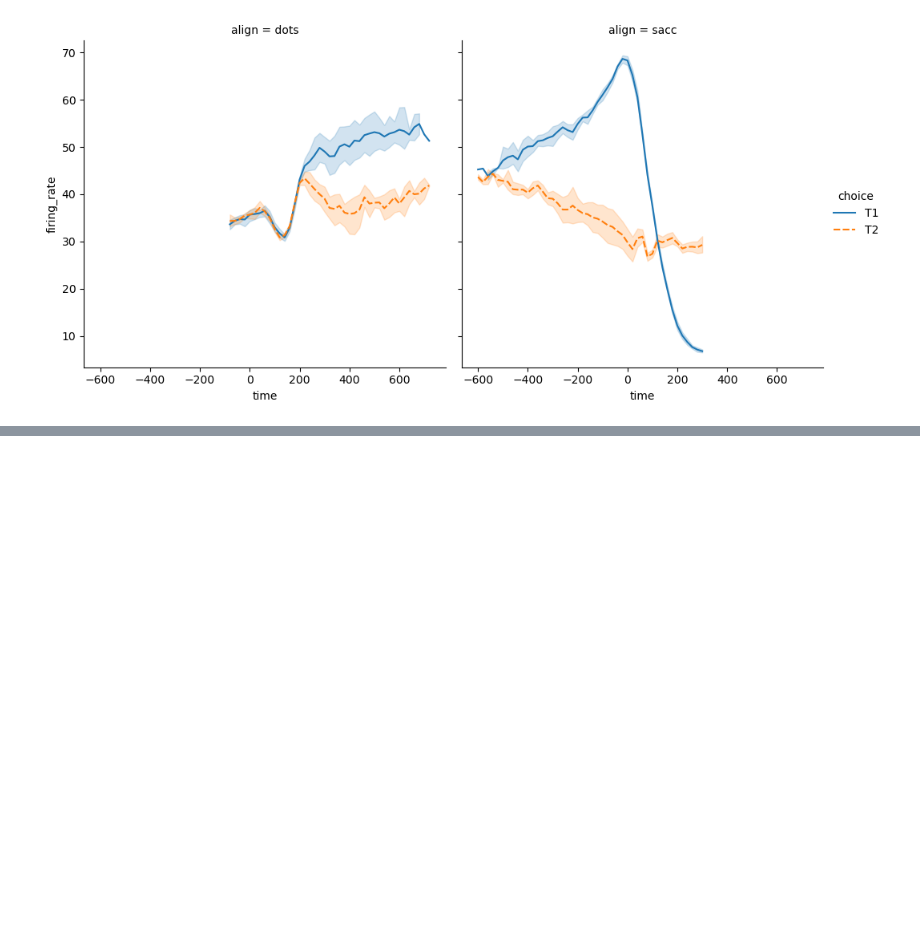
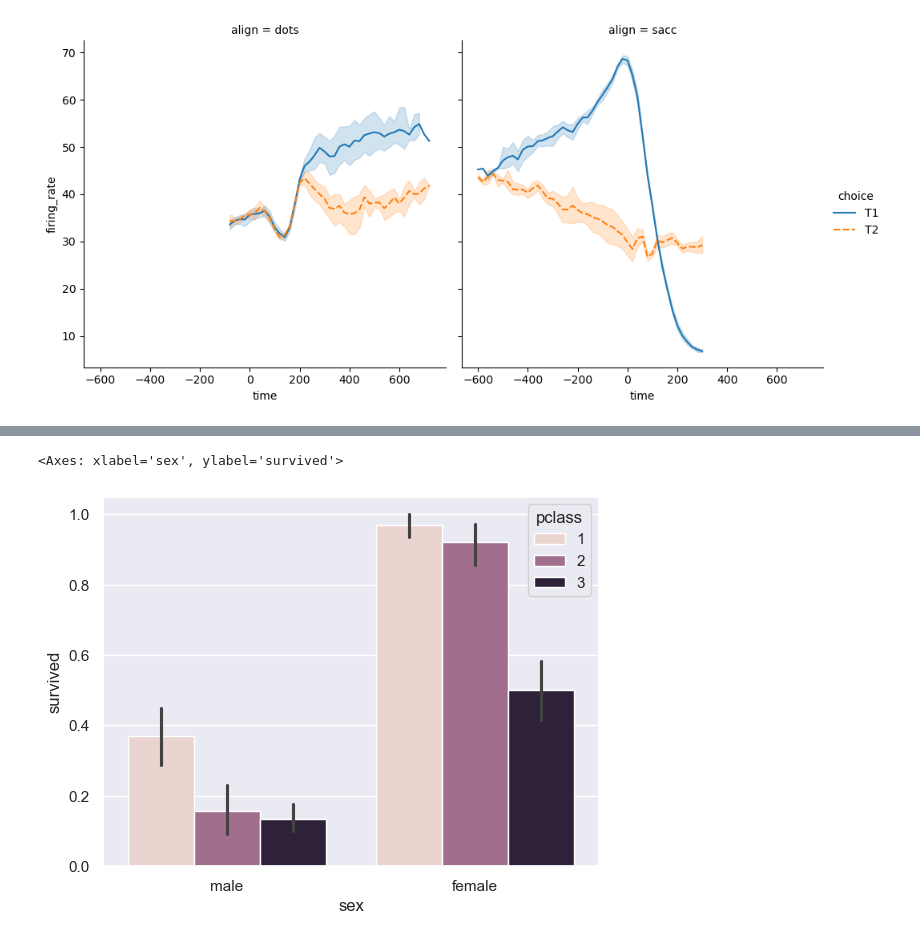
Before and after one commit to kabb98/IABD, a Jupyter notebook: PIA/Seaborn/seaborn.ipynb, the cells around one changed output, grey strips where cells are left out. Cells and saved outputs as stored; diff of their text form; code cells hidden in the pictures; blank space fills up the shorter version.

```diff
--- a/PIA/Seaborn/seaborn.ipynb
+++ b/PIA/Seaborn/seaborn.ipynb
@@ -56,0 +99,7 @@ sns.relplot(kind="line" ,x='time', y='firing_rate', data=dots, col='align',  sty
+# %%
+# 3 barras dos veces para represntar por sexo y la clase el ratio de supervivencia
+sns.set_theme()
+sns.barplot(x='sex', y='survived', data=df, hue='pclass')
+# %% [output]
+<Axes: xlabel='sex', ylabel='survived'>
+[figure, added]
```
Also changed, not shown: parts of 8 cells of this notebook, 1 other file.
